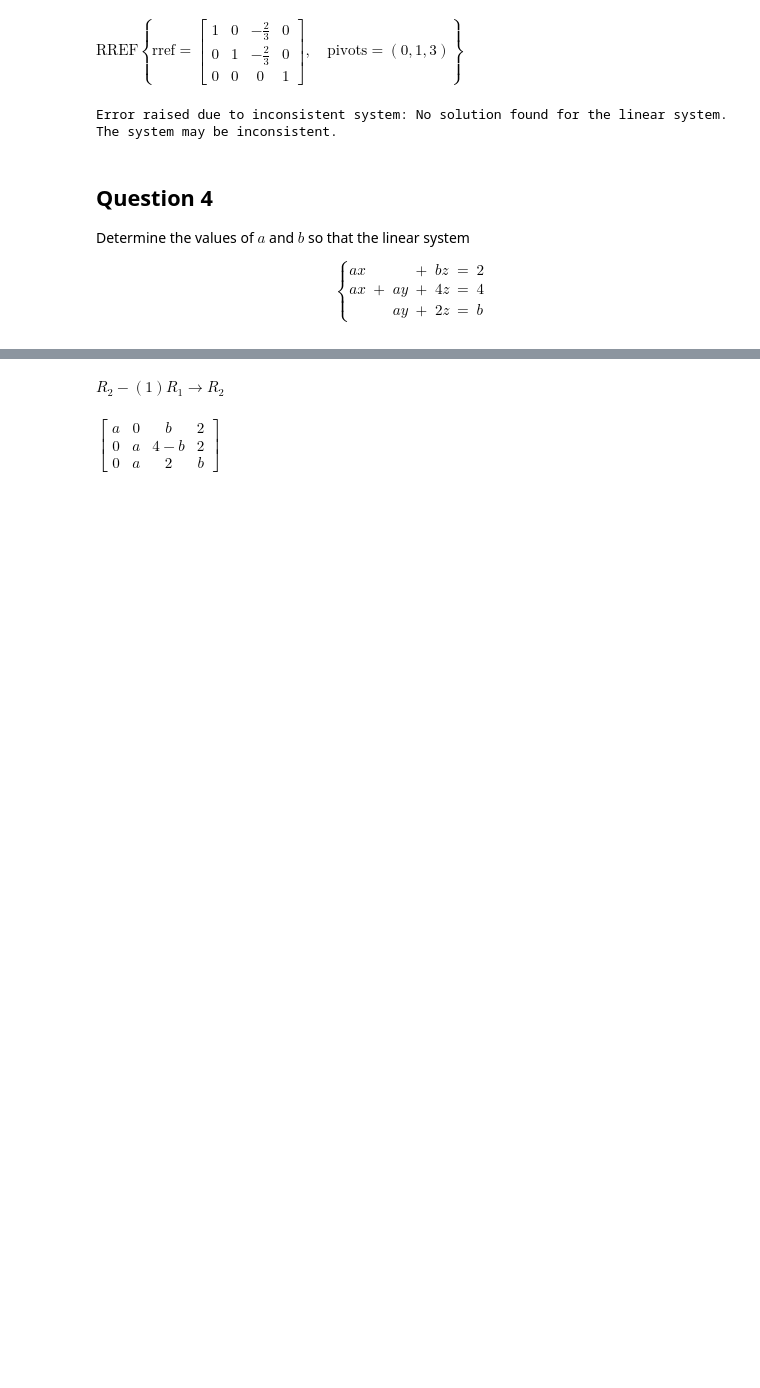
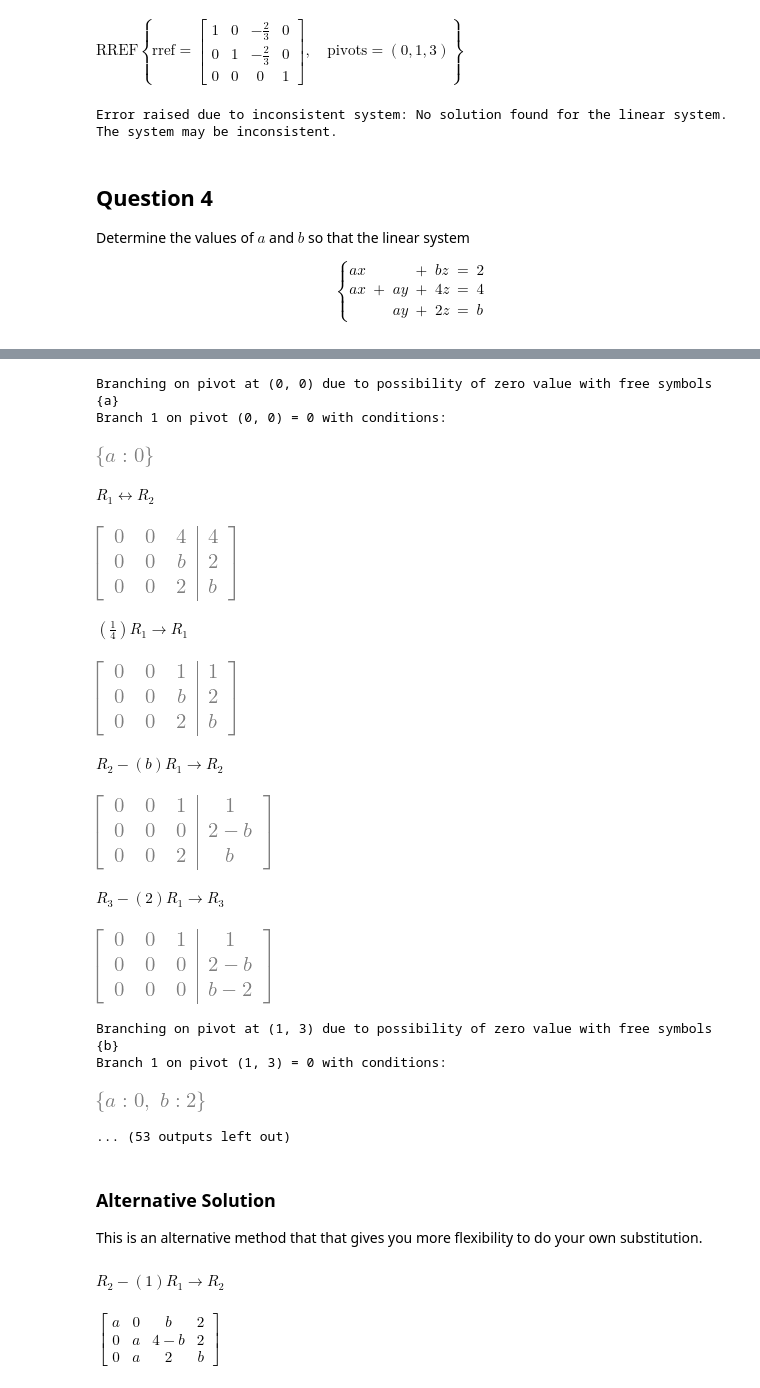
Before and after one commit to YeeShin504/linear-algebra, a Jupyter notebook: docs/tutorials/tut01.ipynb, the cells around one changed output, grey strips where cells are left out. Cells and saved outputs as stored; diff of their text form; code cells hidden in the pictures; blank space fills up the shorter version.

Commit message:
Update organisation and coverage of test cases

```diff
--- a/docs/tutorials/tut01.ipynb
+++ b/docs/tutorials/tut01.ipynb
@@ -112 +124,23 @@ $\displaystyle \left[\begin{array}{ccc|c}a & 0 & b & 2\\a & a & 4 & 4\\0 & a & 2
+# %%
+A.evaluate_cases(rhs=b, verbosity=2)
+# %% [output]
+Branching on pivot at (0, 0) due to possibility of zero value with free symbols {a}
+Branch 1 on pivot (0, 0) = 0 with conditions:
+[figure, added]
+$\displaystyle R_1 \leftrightarrow R_2$
+[figure, added]
+$\displaystyle \left(\frac{1}{4}\right) R_1 \rightarrow R_1$
+[figure, added]
+$\displaystyle R_2 - \left(b\right)R_1 \rightarrow R_2$
+[figure, added]
+$\displaystyle R_3 - \left(2\right)R_1 \rightarrow R_3$
+[figure, added]
+Branching on pivot at (1, 3) due to possibility of zero value with free symbols {b}
+Branch 1 on pivot (1, 3) = 0 with conditions:
+[figure, added]
+... (53 outputs left out)
+# %% [markdown]
+### Alternative Solution
+
+This is an alternative method that that gives you more flexibility to do your own substitution.
 # %%
```
Also changed, not shown: parts of 8 cells of this notebook, 15 other files.
